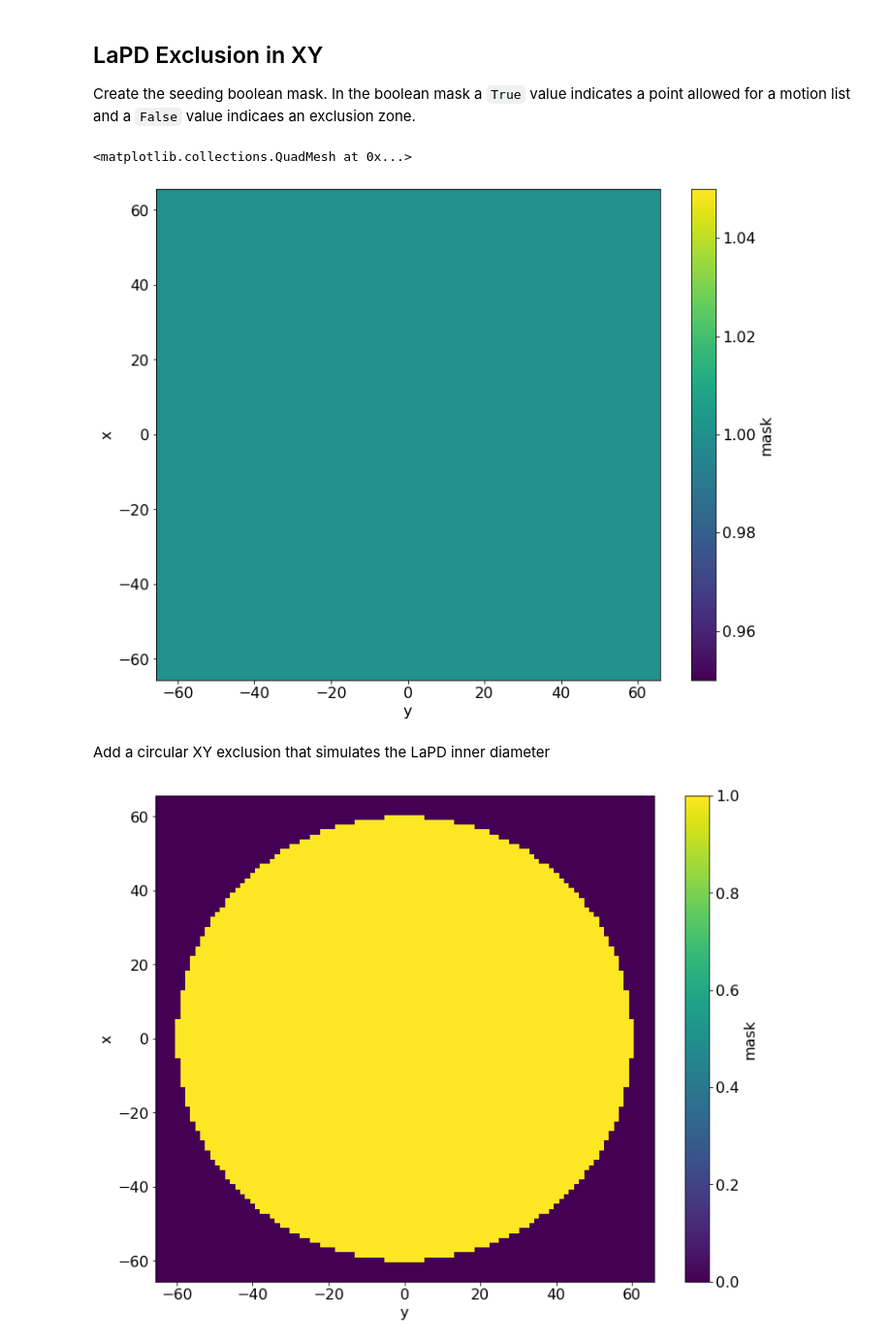
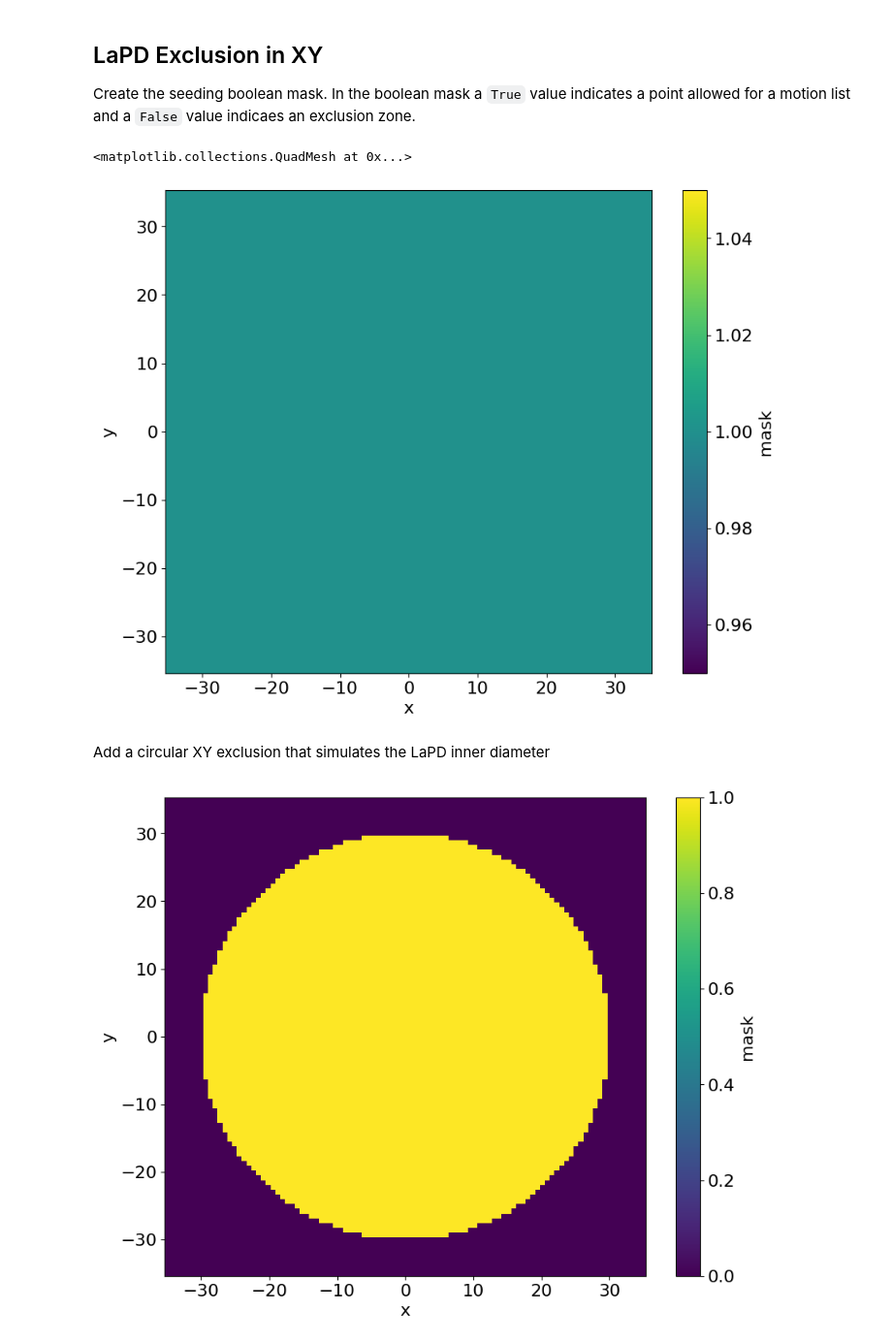
Before and after one commit to BaPSF/bapsf_motion, a Jupyter notebook: docs/notebooks/motion_list/exclusion_circular.ipynb, the cells around one changed output. Shown at 97% size. Saved outputs shown, nothing was run; the diff lists cells and outputs as text; code cells hidden in the pictures.

Commit message:
update circular exclusion example notebook

```diff
--- a/docs/notebooks/motion_list/exclusion_circular.ipynb
+++ b/docs/notebooks/motion_list/exclusion_circular.ipynb
@@ -13,12 +13,10 @@ sys.path.append(str(BAPSF_MOTION))
 plt.rcParams.update(
     {
         # "figure.figsize": [12, 0.56 * 12],
-        "figure.figsize": [12, 0.8 * 12],
+        "figure.figsize": [10, 0.8 * 10],
         "font.size": 16,
     }
 )
-# )["figure.figsize"] = [12, 0.56 * 12]
-# plt.rcParams["font.size"] = 14
 # %%
 from bapsf_motion.motion_list.exclusions import CircularExclusion
 # %% [markdown]
@@ -27,7 +25,7 @@ from bapsf_motion.motion_list.exclusions import CircularExclusion
 Create the seeding boolean mask.  In the boolean mask a `True` value indicates a point allowed for a motion list and a `False` value indicaes an exclusion zone.
 # %%
 size = 100
-side = np.linspace(-65, 65, num=size)
+side = np.linspace(-35, 35, num=size)
 ds = xr.Dataset(
     {"mask": (("x", "y"), np.ones((size, size), dtype=bool))},
     coords={
@@ -36,15 +34,14 @@ ds = xr.Dataset(
     },
 )
 
-ds.mask.plot()
+ds.mask.plot(x="x", y="y")
 # %% [output]
 <matplotlib.collections.QuadMesh at 0x...>
-[figure, old version]
+[figure, new version]
 # %% [markdown]
 Add a circular XY exclusion that simulates the LaPD inner diameter
 # %%
-ex1 = CircularExclusion(ds, radius=60)
-# ex2 = CircularExclusion(ds, radius=2, center=(1.0, 1.0), exclude="inside")
-ds["mask"].plot();
+ex1 = CircularExclusion(ds, radius=30)
+ds["mask"].plot(x="x", y="y");
 # %% [output]
-[figure, old version]
+[figure, new version]
```
Also changed, not shown: parts of 10 cells of this notebook.
